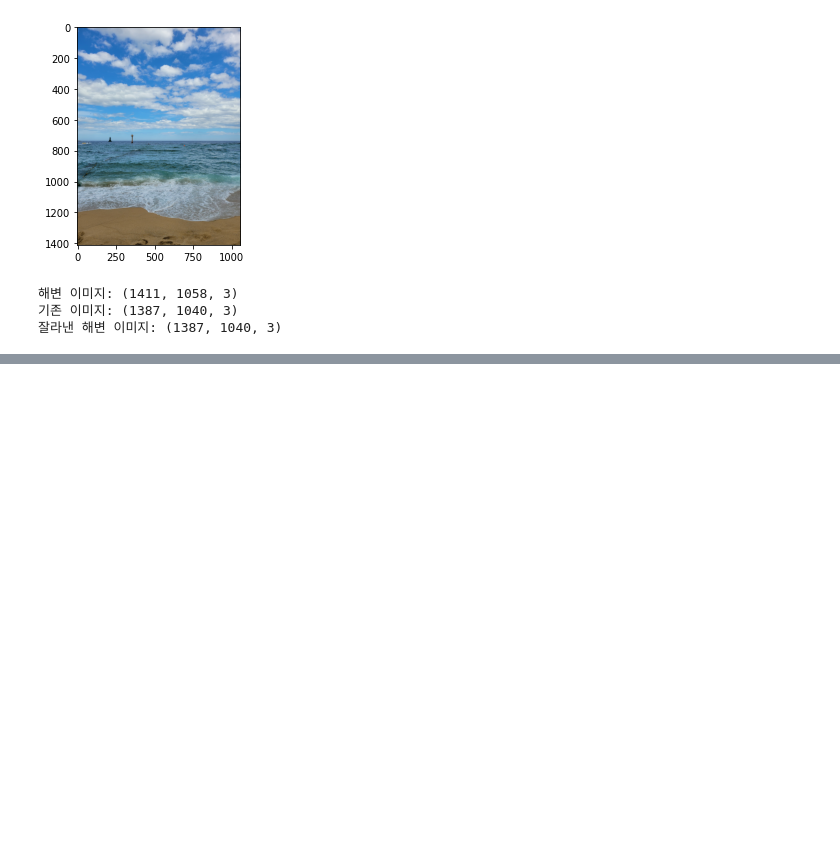
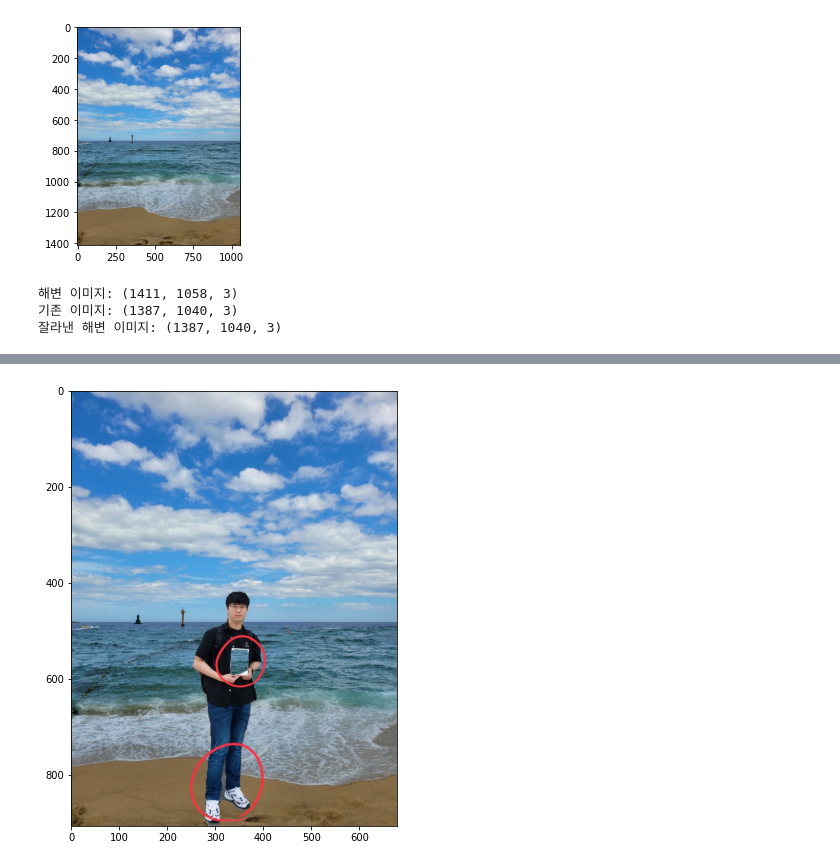
Before and after one commit to CheonjiKim/Aiffel_quest_rs, a Jupyter notebook: Exploration/Ex04/Ex04-portrait-image-implementation.ipynb, the cells around one changed output, grey strips where cells are left out. Cells and saved outputs as stored; diff of their text form; code cells hidden in the pictures; blank space fills up the shorter version.

```diff
--- a/Exploration/Ex04/Ex04-portrait-image-implementation.ipynb
+++ b/Exploration/Ex04/Ex04-portrait-image-implementation.ipynb
@@ -383,0 +389,8 @@ plt.show()
+# %%
+problem_marked_path = os.getenv('HOME')+'/aiffel/human_segmentation/images/combined_problem.jpg'
+problem_img = cv2.imread(problem_marked_path)
+plt.figure(figsize=(16, 8))
+plt.imshow(cv2.cvtColor(problem_img, cv2.COLOR_BGR2RGB))
+plt.show()
+# %% [output]
+[figure, added]
```
Also changed, not shown: parts of 4 cells of this notebook.
